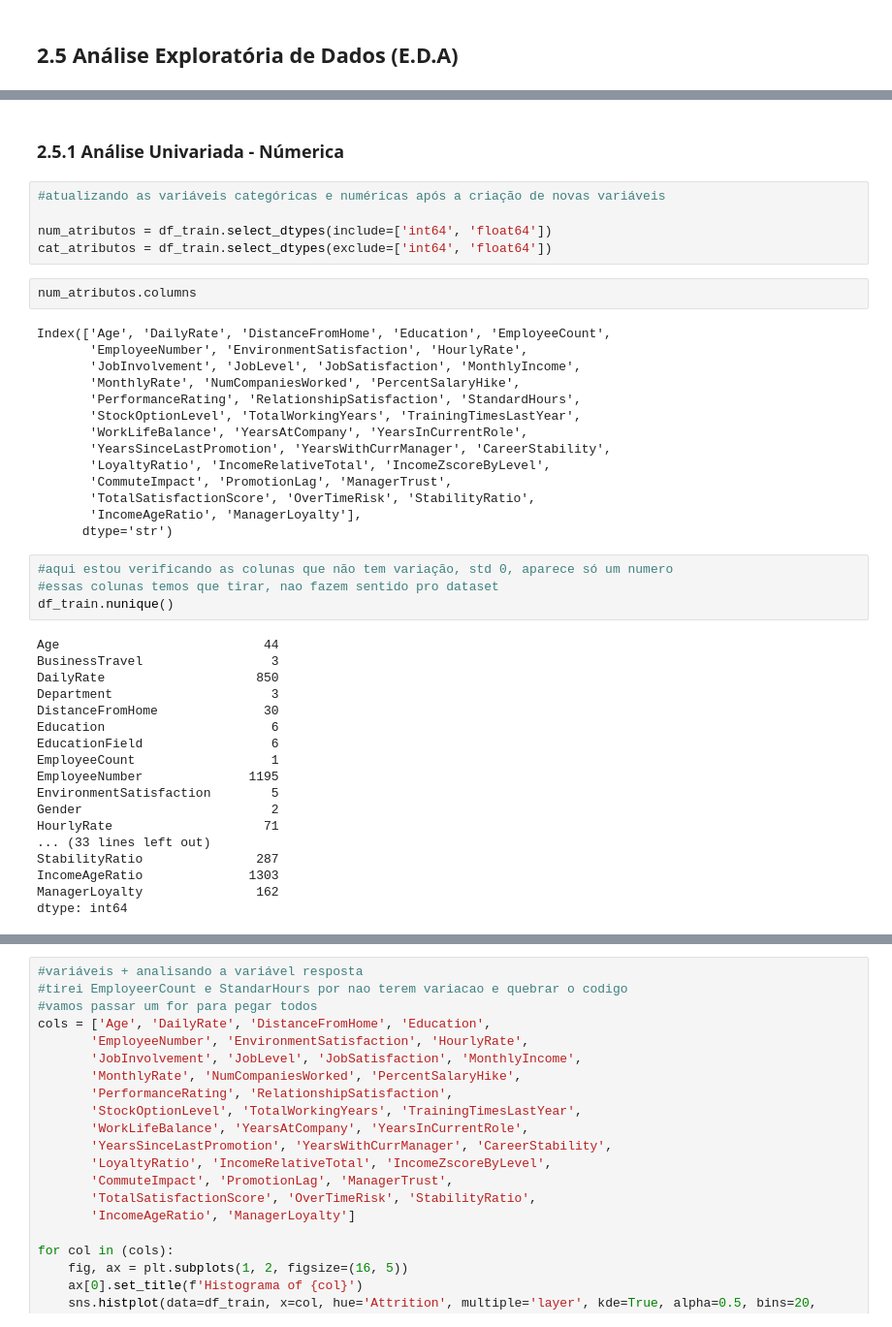
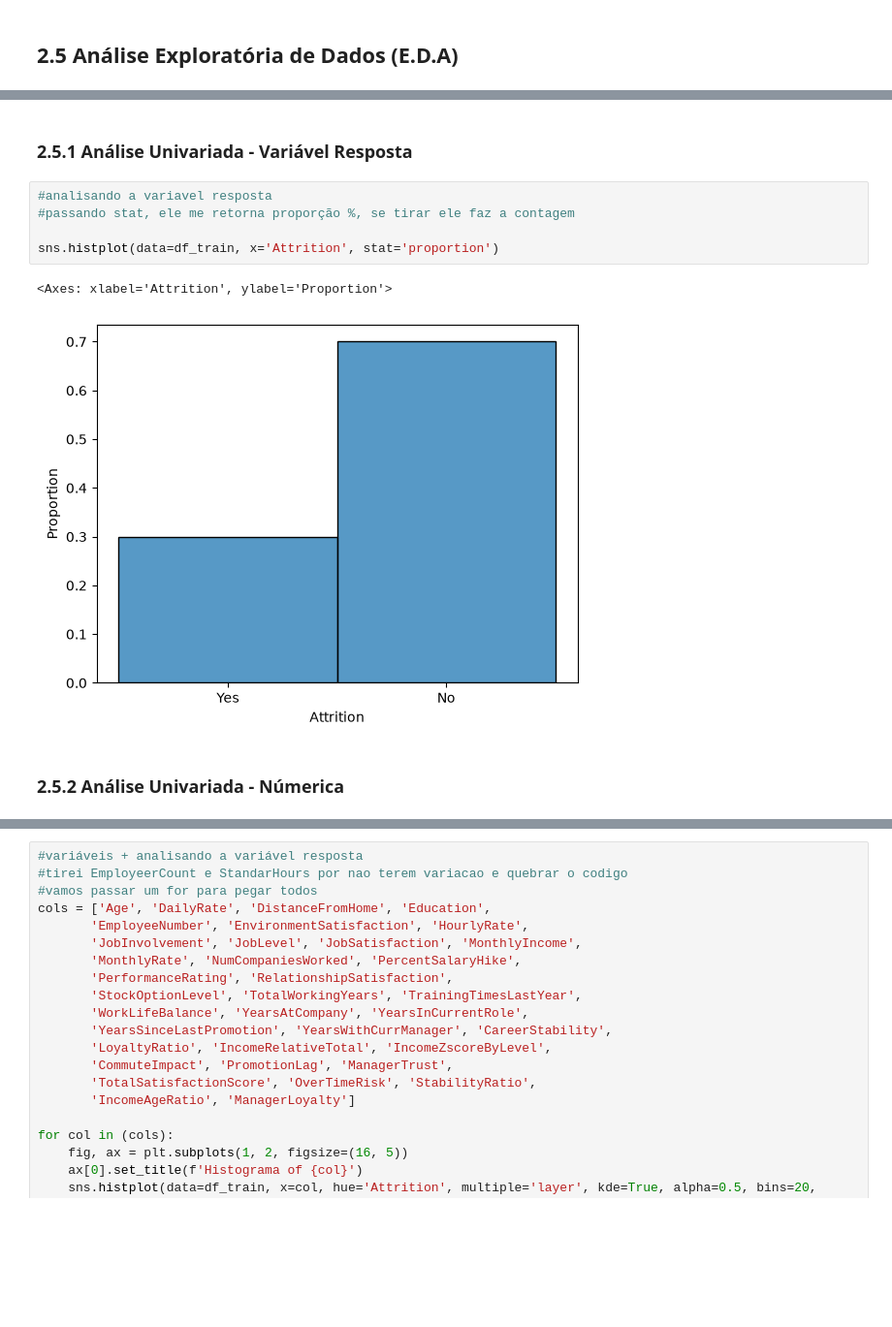
Before and after one commit to lucasffreitasds/projeto_RH_CRISP, a Jupyter notebook: projeto_RH_CRISP.ipynb, the cells around one changed output, grey strips where cells are left out. Shown at 97% size. Saved outputs shown, nothing was run; the diff lists cells and outputs as text; blank space fills up the shorter version.

```diff
--- a/projeto_RH_CRISP.ipynb
+++ b/projeto_RH_CRISP.ipynb
@@ -547,45 +580,12 @@ dtype: int64
+# %% [markdown]
+### 2.5.1 Análise Univariada - Variável Resposta
+# %%
+#analisando a variavel resposta
+#passando stat, ele me retorna proporção %, se tirar ele faz a contagem
+
+sns.histplot(data=df_train, x='Attrition', stat='proportion')
+# %% [output]
+<Axes: xlabel='Attrition', ylabel='Proportion'>
+[figure, added]
 # %% [markdown]
-### 2.5.1 Análise Univariada - Númerica
+### 2.5.2 Análise Univariada - Númerica
-# %%
-#atualizando as variáveis categóricas e numéricas após a criação de novas variáveis
-
-num_atributos = df_train.select_dtypes(include=['int64', 'float64'])
-cat_atributos = df_train.select_dtypes(exclude=['int64', 'float64'])
-# %%
-num_atributos.columns
-# %% [output]
-Index(['Age', 'DailyRate', 'DistanceFromHome', 'Education', 'EmployeeCount',
-       'EmployeeNumber', 'EnvironmentSatisfaction', 'HourlyRate',
-       'JobInvolvement', 'JobLevel', 'JobSatisfaction', 'MonthlyIncome',
-       'MonthlyRate', 'NumCompaniesWorked', 'PercentSalaryHike',
-       'PerformanceRating', 'RelationshipSatisfaction', 'StandardHours',
-       'StockOptionLevel', 'TotalWorkingYears', 'TrainingTimesLastYear',
-       'WorkLifeBalance', 'YearsAtCompany', 'YearsInCurrentRole',
-       'YearsSinceLastPromotion', 'YearsWithCurrManager', 'CareerStability',
-       'LoyaltyRatio', 'IncomeRelativeTotal', 'IncomeZscoreByLevel',
-       'CommuteImpact', 'PromotionLag', 'ManagerTrust',
-       'TotalSatisfactionScore', 'OverTimeRisk', 'StabilityRatio',
-       'IncomeAgeRatio', 'ManagerLoyalty'],
-      dtype='str')
-# %%
-#aqui estou verificando as colunas que não tem variação, std 0, aparece só um numero
-#essas colunas temos que tirar, nao fazem sentido pro dataset
-df_train.nunique()
-# %% [output]
-Age                           44
-BusinessTravel                 3
-DailyRate                    850
-Department                     3
-DistanceFromHome              30
-Education                      6
-EducationField                 6
-EmployeeCount                  1
-EmployeeNumber              1195
-EnvironmentSatisfaction        5
-Gender                         2
-HourlyRate                    71
-... (33 lines left out)
-StabilityRatio               287
-IncomeAgeRatio              1303
-ManagerLoyalty               162
-dtype: int64
```
Also changed, not shown: parts of 7 cells of this notebook.
